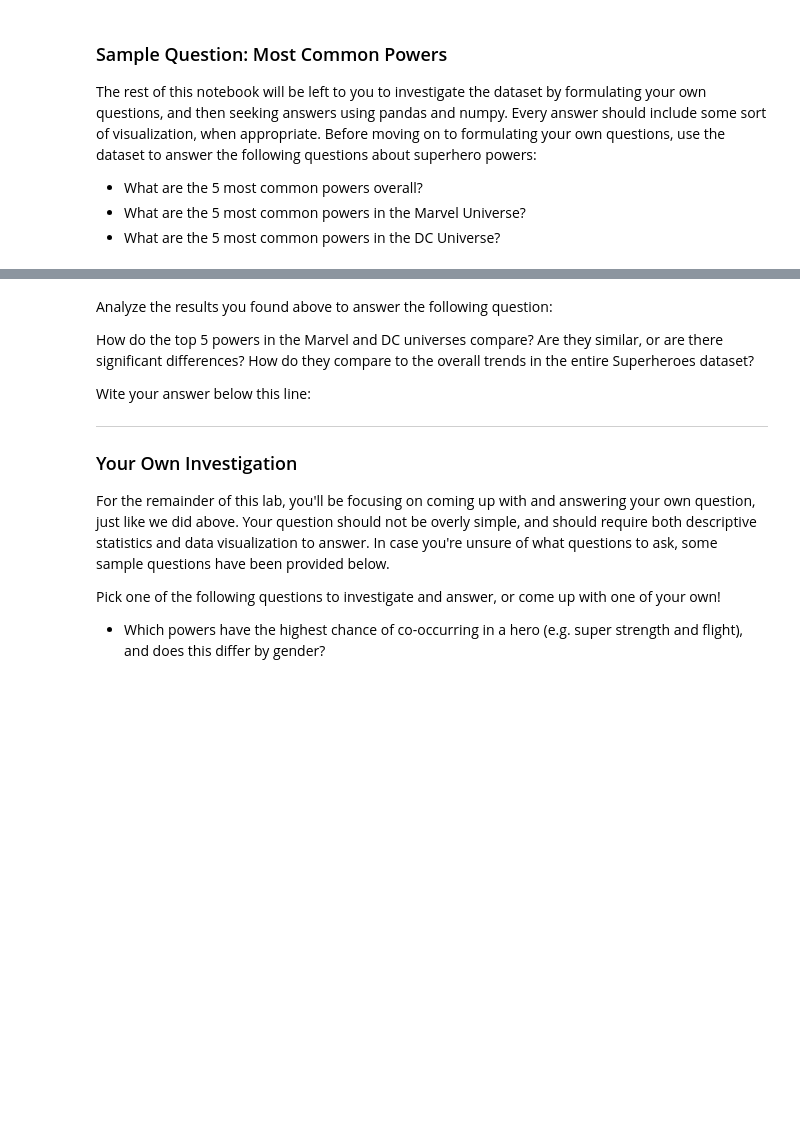
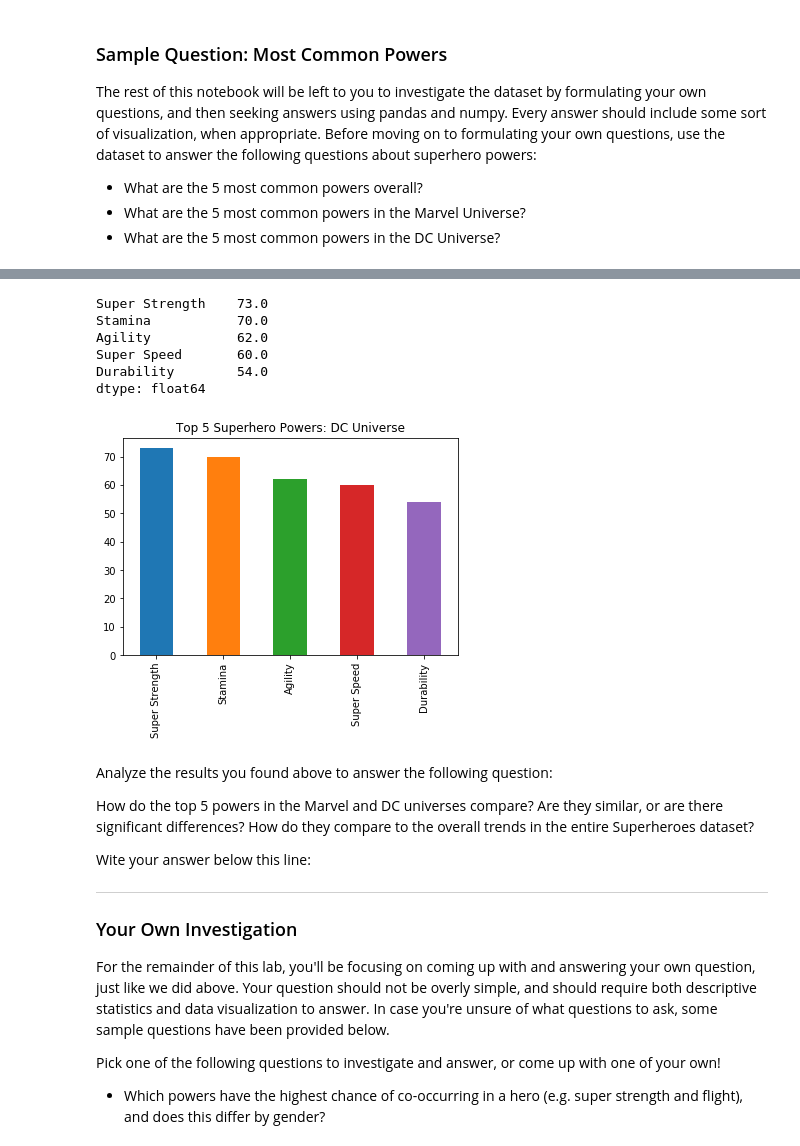
Before and after one commit to kemepley/dsc-data-cleaning-project-dc-ds-career-042219, a Jupyter notebook: Data Cleaning Project.ipynb, the cells around one changed output, grey strips where cells are left out. Drawn from its saved outputs; the diff is of its cells as text; code cells hidden in the pictures; blank space fills up the shorter version.

```diff
--- a/Data Cleaning Project.ipynb
+++ b/Data Cleaning Project.ipynb
@@ -293,0 +294,12 @@ Length: 175, dtype: object
+# %%
+DC_powers = hero_powers_df[hero_powers_df['Publisher']=="DC Comics"].iloc[:,8:]
+DC_powers.sum().sort_values(ascending=False)[:5].plot(kind='bar', title="Top 5 Superhero Powers: DC Universe")
+DC_powers.sum().sort_values(ascending=False)[:5]
+# %% [output]
+Super Strength    73.0
+Stamina           70.0
+Agility           62.0
+Super Speed       60.0
+Durability        54.0
+dtype: float64
+[figure, added]
```
Also changed, not shown: parts of 3 cells of this notebook.
